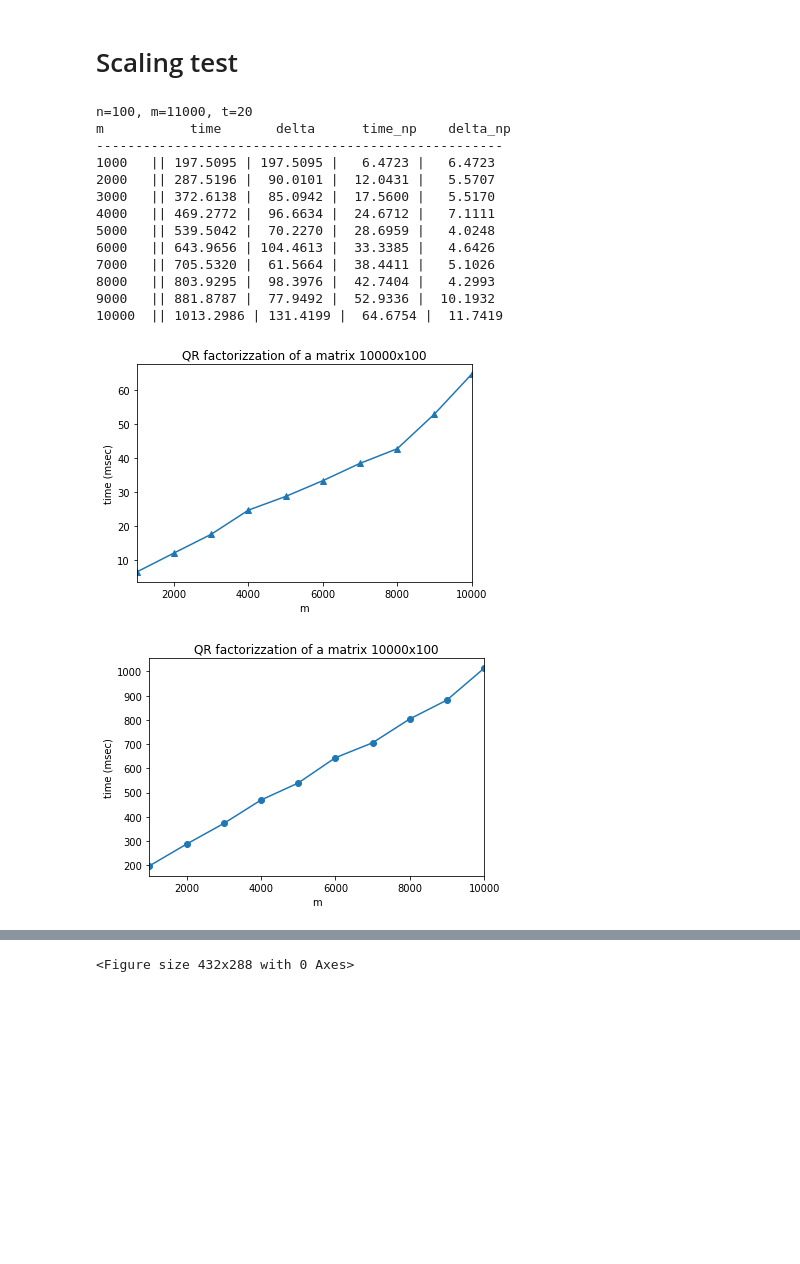
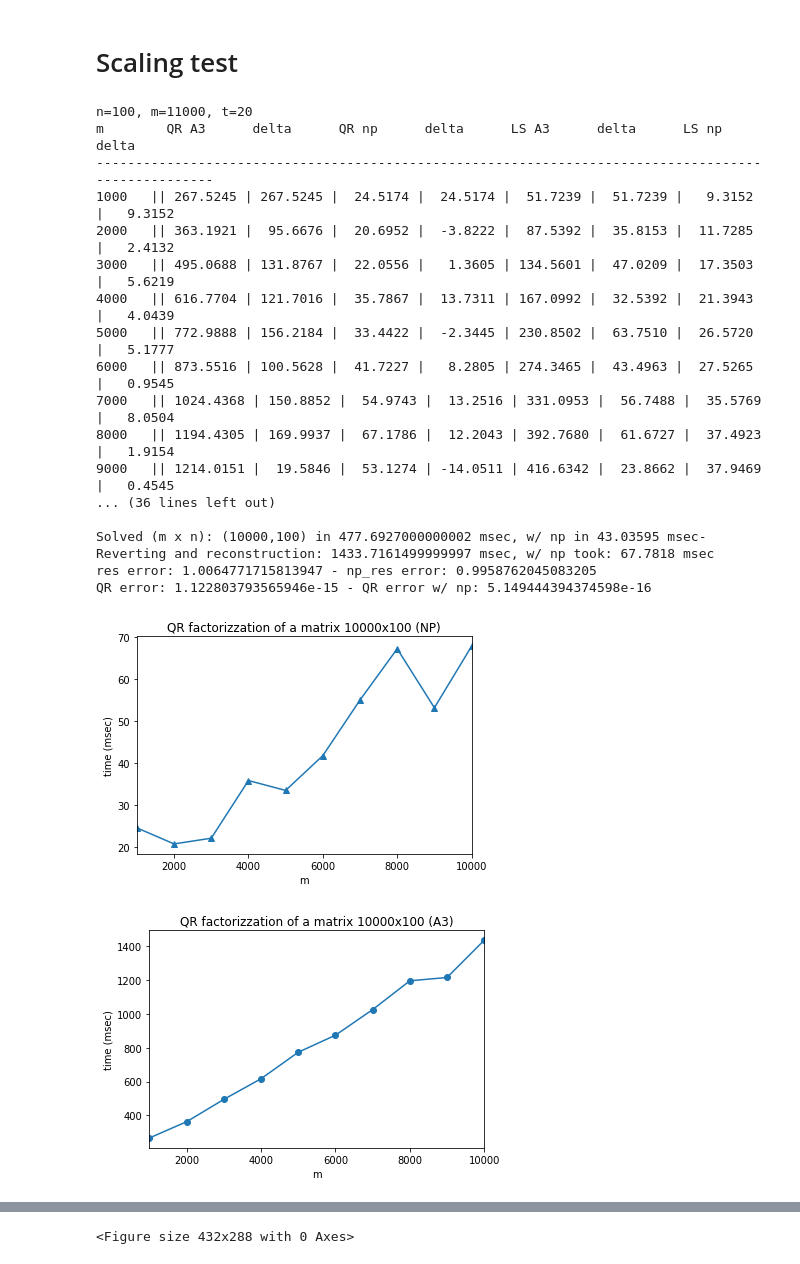
Before and after one commit to Ulferin/CM, a Jupyter notebook: src/LS/plots_QR.ipynb, the cells around one changed output, grey strips where cells are left out. Drawn from its saved outputs; the diff is of its cells as text; code cells hidden in the pictures; blank space fills up the shorter version.

```diff
--- a/src/LS/plots_QR.ipynb
+++ b/src/LS/plots_QR.ipynb
@@ -154,23 +240,27 @@ def automatized_test(M, b, test_type):
 # %%
 starting_m = 1000
 last_m = 11000
 n = 100
 step = 1000
 repeat = 20
-QR_scaling(starting_m, last_m, n, step, repeat, save=False)
+scaling(starting_m, last_m, n, step, repeat, save=False)
 # %% [output]
 n=100, m=11000, t=20
-m           time       delta      time_np    delta_np
-----------------------------------------------------
-1000   || 197.5095 | 197.5095 |   6.4723 |   6.4723
-2000   || 287.5196 |  90.0101 |  12.0431 |   5.5707
-3000   || 372.6138 |  85.0942 |  17.5600 |   5.5170
-4000   || 469.2772 |  96.6634 |  24.6712 |   7.1111
-5000   || 539.5042 |  70.2270 |  28.6959 |   4.0248
-6000   || 643.9656 | 104.4613 |  33.3385 |   4.6426
-7000   || 705.5320 |  61.5664 |  38.4411 |   5.1026
-8000   || 803.9295 |  98.3976 |  42.7404 |   4.2993
-9000   || 881.8787 |  77.9492 |  52.9336 |  10.1932
-10000  || 1013.2986 | 131.4199 |  64.6754 |  11.7419
+m        QR A3      delta      QR np      delta      LS A3      delta      LS np      delta
+----------------------------------------------------------------------------------------------------
+1000   || 267.5245 | 267.5245 |  24.5174 |  24.5174 |  51.7239 |  51.7239 |   9.3152 |   9.3152
+2000   || 363.1921 |  95.6676 |  20.6952 |  -3.8222 |  87.5392 |  35.8153 |  11.7285 |   2.4132
+3000   || 495.0688 | 131.8767 |  22.0556 |   1.3605 | 134.5601 |  47.0209 |  17.3503 |   5.6219
+4000   || 616.7704 | 121.7016 |  35.7867 |  13.7311 | 167.0992 |  32.5392 |  21.3943 |   4.0439
+5000   || 772.9888 | 156.2184 |  33.4422 |  -2.3445 | 230.8502 |  63.7510 |  26.5720 |   5.1777
+6000   || 873.5516 | 100.5628 |  41.7227 |   8.2805 | 274.3465 |  43.4963 |  27.5265 |   0.9545
+7000   || 1024.4368 | 150.8852 |  54.9743 |  13.2516 | 331.0953 |  56.7488 |  35.5769 |   8.0504
+8000   || 1194.4305 | 169.9937 |  67.1786 |  12.2043 | 392.7680 |  61.6727 |  37.4923 |   1.9154
+9000   || 1214.0151 |  19.5846 |  53.1274 | -14.0511 | 416.6342 |  23.8662 |  37.9469 |   0.4545
+... (36 lines left out)
+
+Solved (m x n): (10000,100) in 477.6927000000002 msec, w/ np in 43.03595 msec- Reverting and reconstruction: 1433.7161499999997 msec, w/ np took: 67.7818 msec
+res error: 1.0064771715813947 - np_res error: 0.9958762045083205
+QR error: 1.122803793565946e-15 - QR error w/ np: 5.149444394374598e-16
-[figure, old version]
+[figure, new version]
-[figure, old version]
+[figure, new version]
```
Also changed, not shown: parts of 8 cells of this notebook, 1 other file.
